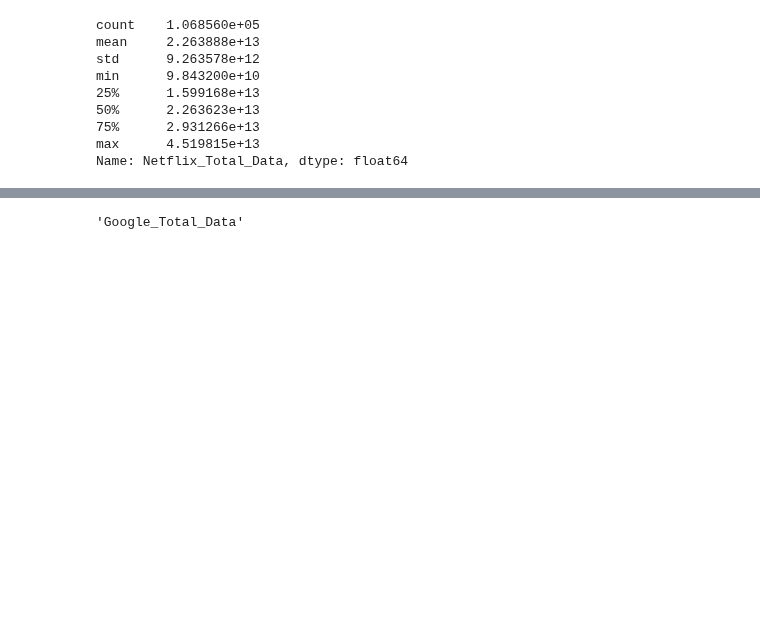
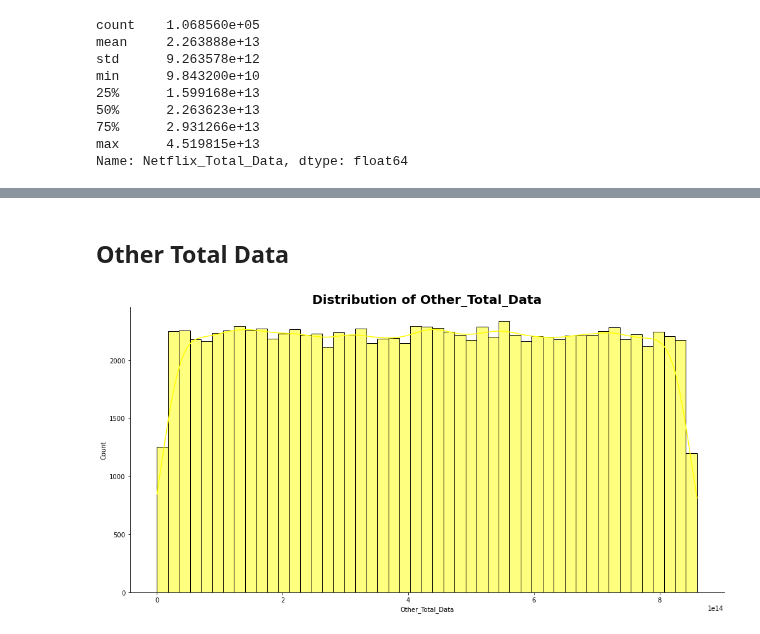
Before and after one commit to Abel-Blue/telecom-user-analytics, a Jupyter notebook: notebooks/data_exploration.ipynb, the cells around one changed output, grey strips where cells are left out. Drawn from its saved outputs; the diff is of its cells as text; code cells hidden in the pictures; blank space fills up the shorter version.

```diff
--- a/notebooks/data_exploration.ipynb
+++ b/notebooks/data_exploration.ipynb
@@ -248,5 +260,6 @@ df.describe()['Netflix_Total_Data']
-# %%
-  'Gaming_Total_Data'
-'Other_Total_Data'
-# %% [output]
-'Google_Total_Data'
+# %% [markdown]
+## Other Total Data
+# %%
+exploration.plot_hist(df, 'Other_Total_Data', 'yellow')
+# %% [output]
+[figure, added]
```
Also changed, not shown: parts of 16 cells of this notebook.
